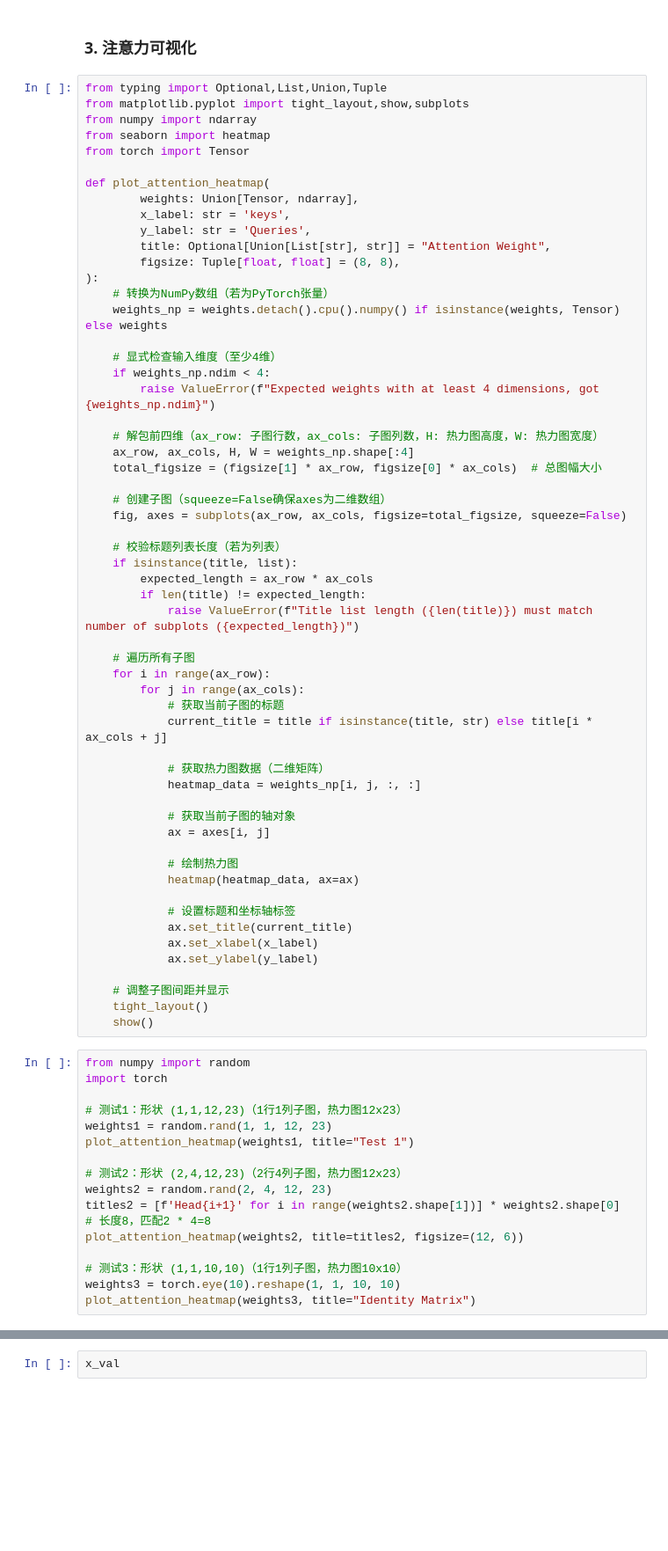
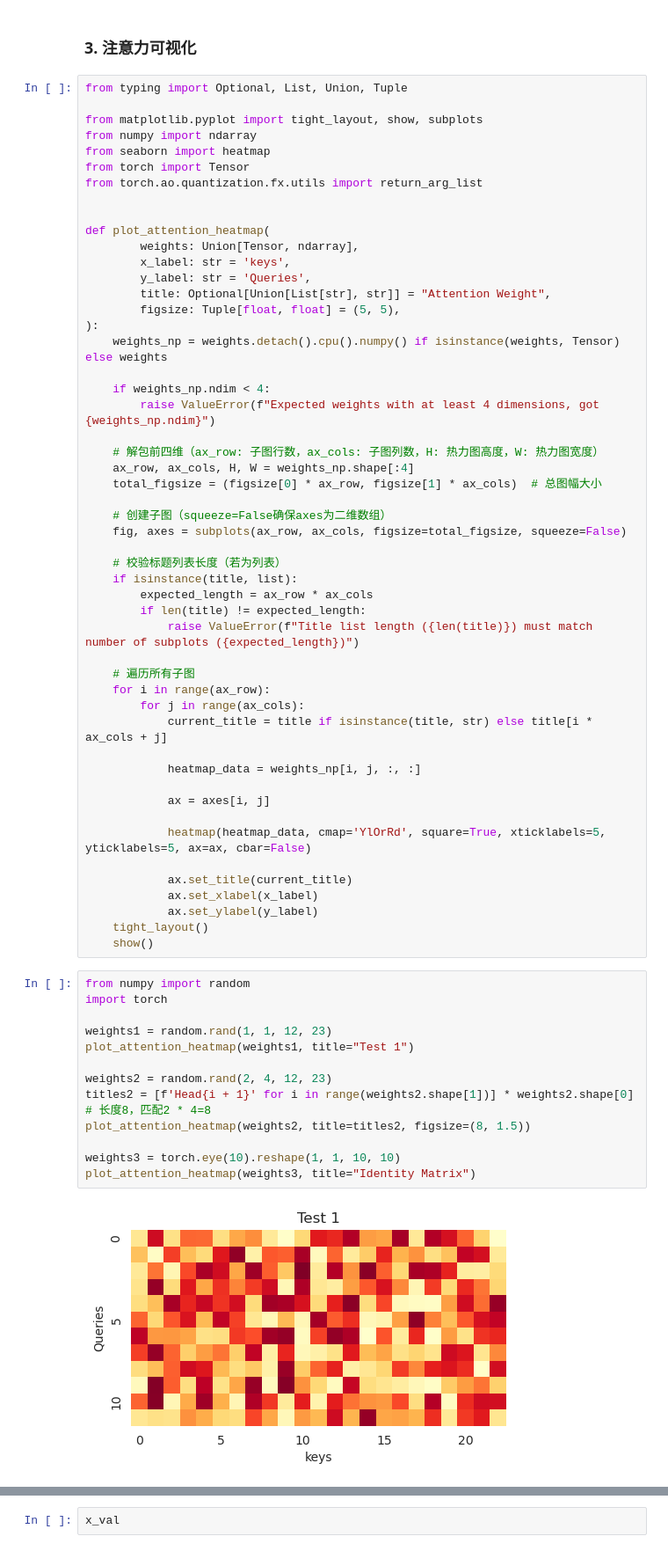
Before and after one commit to MJ-Zeng/Transfomer-Tutorials, a Jupyter notebook: 01_Attention Mechanism.ipynb, the cells around one changed output, grey strips where cells are left out. Shown: that part at 88% size. Drawn from its saved outputs; the diff is of its cells as text; blank space fills up the shorter version.

Commit message:
attention

```diff
--- a/01_Attention Mechanism.ipynb
+++ b/01_Attention Mechanism.ipynb
@@ -45,29 +46,30 @@ $$
 # %% [markdown]
 ### 3. 注意力可视化
 # %%
-from typing import Optional,List,Union,Tuple
-from matplotlib.pyplot import tight_layout,show,subplots
+from typing import Optional, List, Union, Tuple
+
+from matplotlib.pyplot import tight_layout, show, subplots
 from numpy import ndarray
 from seaborn import heatmap
 from torch import Tensor
+from torch.ao.quantization.fx.utils import return_arg_list
+
 
 def plot_attention_heatmap(
         weights: Union[Tensor, ndarray],
         x_label: str = 'keys',
         y_label: str = 'Queries',
         title: Optional[Union[List[str], str]] = "Attention Weight",
-        figsize: Tuple[float, float] = (8, 8),
+        figsize: Tuple[float, float] = (5, 5),
 ):
-    # 转换为NumPy数组（若为PyTorch张量）
     weights_np = weights.detach().cpu().numpy() if isinstance(weights, Tensor) else weights
 
-    # 显式检查输入维度（至少4维）
     if weights_np.ndim < 4:
         raise ValueError(f"Expected weights with at least 4 dimensions, got {weights_np.ndim}")
 
     # 解包前四维（ax_row: 子图行数，ax_cols: 子图列数，H: 热力图高度，W: 热力图宽度）
     ax_row, ax_cols, H, W = weights_np.shape[:4]
-    total_figsize = (figsize[1] * ax_row, figsize[0] * ax_cols)  # 总图幅大小
+    total_figsize = (figsize[0] * ax_row, figsize[1] * ax_cols)  # 总图幅大小
 
     # 创建子图（squeeze=False确保axes为二维数组）
     fig, axes = subplots(ax_row, ax_cols, figsize=total_figsize, squeeze=False)
@@ -81,39 +83,31 @@ def plot_attention_heatmap(
     # 遍历所有子图
     for i in range(ax_row):
         for j in range(ax_cols):
-            # 获取当前子图的标题
             current_title = title if isinstance(title, str) else title[i * ax_cols + j]
 
-            # 获取热力图数据（二维矩阵）
             heatmap_data = weights_np[i, j, :, :]
 
-            # 获取当前子图的轴对象
             ax = axes[i, j]
 
-            # 绘制热力图
-            heatmap(heatmap_data, ax=ax)
+            heatmap(heatmap_data, cmap='YlOrRd', square=True, xticklabels=5, yticklabels=5, ax=ax, cbar=False)
 
-            # 设置标题和坐标轴标签
             ax.set_title(current_title)
             ax.set_xlabel(x_label)
             ax.set_ylabel(y_label)
-
-    # 调整子图间距并显示
     tight_layout()
     show()
 # %%
 from numpy import random
 import torch
 
-# 测试1：形状 (1,1,12,23)（1行1列子图，热力图12x23）
 weights1 = random.rand(1, 1, 12, 23)
 plot_attention_heatmap(weights1, title="Test 1")
 
-# 测试2：形状 (2,4,12,23)（2行4列子图，热力图12x23）
 weights2 = random.rand(2, 4, 12, 23)
-titles2 = [f'Head{i+1}' for i in range(weights2.shape[1])] * weights2.shape[0]  # 长度8，匹配2 * 4=8
-plot_attention_heatmap(weights2, title=titles2, figsize=(12, 6))
+titles2 = [f'Head{i + 1}' for i in range(weights2.shape[1])] * weights2.shape[0]  # 长度8，匹配2 * 4=8
+plot_attention_heatmap(weights2, title=titles2, figsize=(8, 1.5))
 
-# 测试3：形状 (1,1,10,10)（1行1列子图，热力图10x10）
 weights3 = torch.eye(10).reshape(1, 1, 10, 10)
 plot_attention_heatmap(weights3, title="Identity Matrix")
+# %% [output]
+[figure, added]
```
Also changed, not shown: parts of 29 cells of this notebook.
